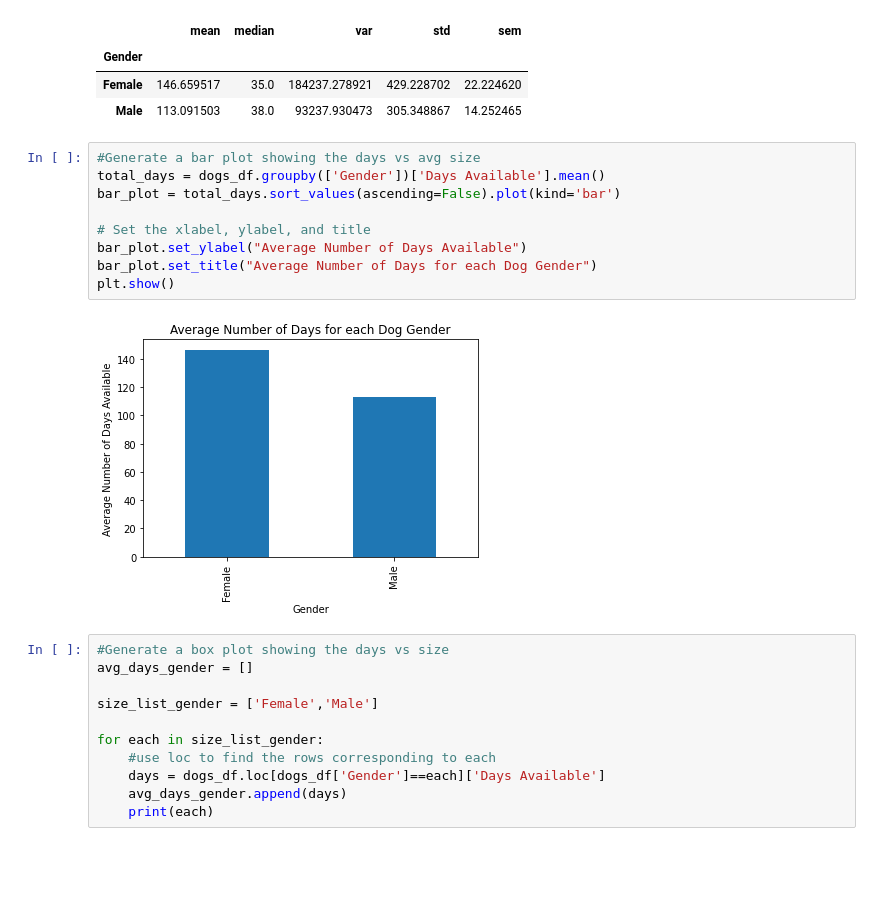
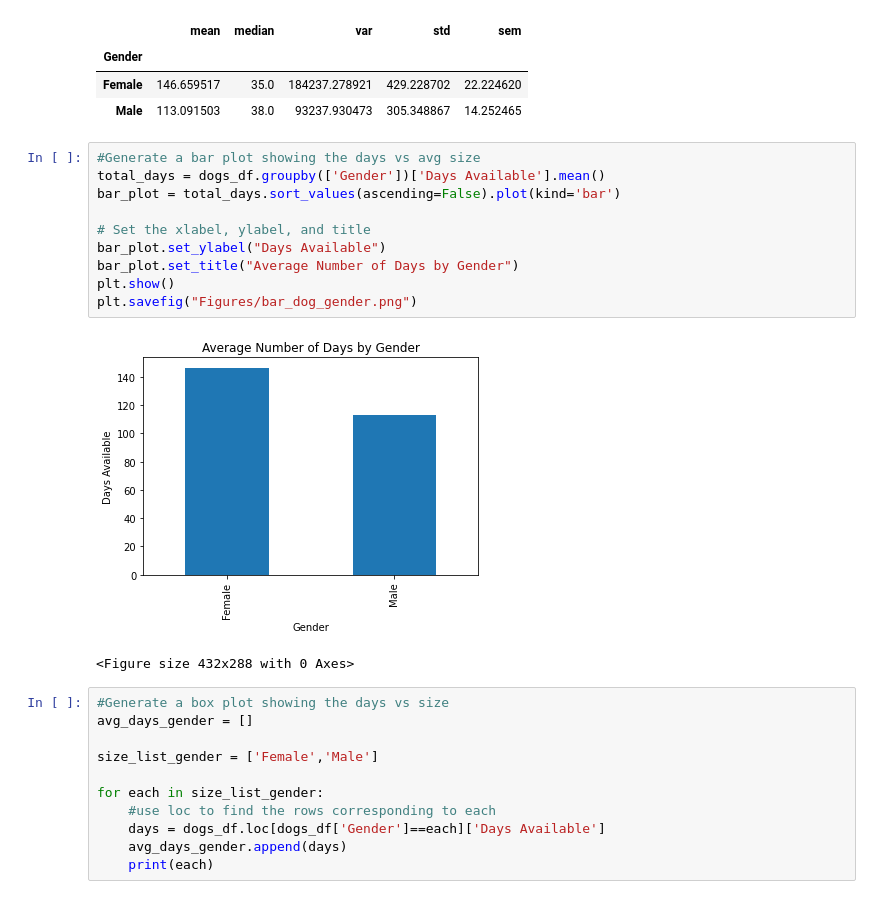
Before and after one commit to VTNoble/P1G3, a Jupyter notebook: data_analysis/dog_analysis.ipynb, the cells around one changed output. Drawn from its saved outputs; the diff is of its cells as text; blank space fills up the shorter version.

```diff
--- a/data_analysis/dog_analysis.ipynb
+++ b/data_analysis/dog_analysis.ipynb
@@ -182,14 +192,16 @@ initial_stats
 # %%
 #Generate a bar plot showing the days vs avg size
 total_days = dogs_df.groupby(['Gender'])['Days Available'].mean()
 bar_plot = total_days.sort_values(ascending=False).plot(kind='bar')
 
 # Set the xlabel, ylabel, and title
-bar_plot.set_ylabel("Average Number of Days Available")
-bar_plot.set_title("Average Number of Days for each Dog Gender")
+bar_plot.set_ylabel("Days Available")
+bar_plot.set_title("Average Number of Days by Gender")
 plt.show()
+plt.savefig("Figures/bar_dog_gender.png")
 # %% [output]
-[figure, old version]
+[figure, new version]
+<Figure size 432x288 with 0 Axes>
 # %%
 #Generate a box plot showing the days vs size
 avg_days_gender = []
```
Also changed, not shown: parts of 18 cells of this notebook, 12 other files.
